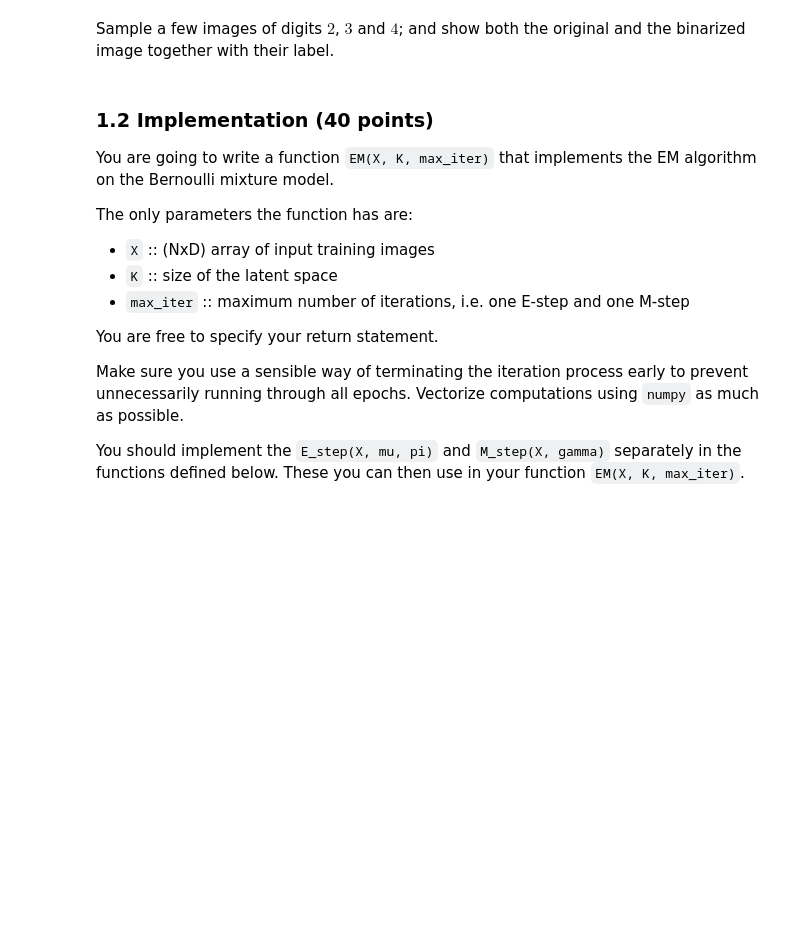
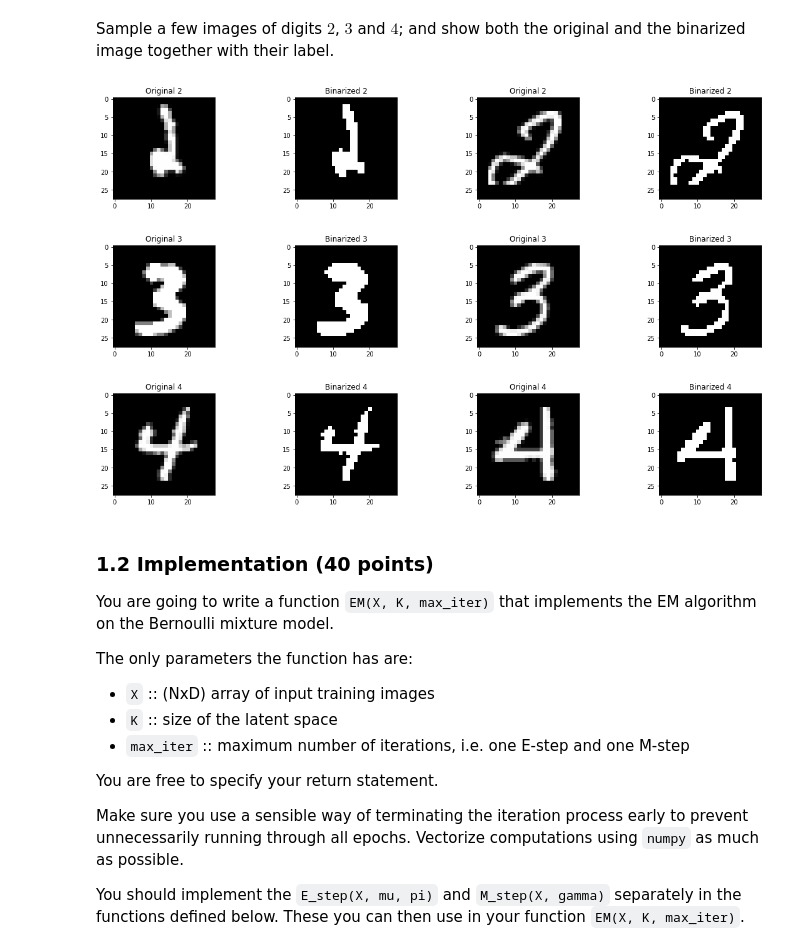
Before and after one commit to Nuno-Mota/Machine-Learning-2, a Jupyter notebook: Lab 3/lab3(1).ipynb, the cells around one changed output. Saved outputs shown, nothing was run; the diff lists cells and outputs as text; code cells hidden in the pictures; blank space fills up the shorter version.

````diff
--- a/Lab 3/lab3(1).ipynb
+++ b/Lab 3/lab3(1).ipynb
@@ -63,11 +57,11 @@ As we like to apply our Bernoulli mixture model, write a function `binarize` to
 # %%
 def binarize(X):
     def binarize_individual_pixel(x, threshold):
-        return 1 if x > threshold else 0
+        return 1. if x > threshold else 0.
 
-    binarize_batch = np.vectorize(binarize_individual_pixel, 255/2)
+    binarize_batch = np.vectorize(binarize_individual_pixel)
 
-    return binarize_batch(X)
+    return binarize_batch(X, 255/2)
 # %%
 # Test test test!
 bin_train_data = binarize(train_data)
@@ -81,3 +72,25 @@ raise NotImplementedError()
+# %%
+N_samples_per_digit = 2
+
+for digit in range(2, 5):
+    digit_indices = np.array(np.where(train_labels == digit))[0]
+    digit_indices_samples = digit_indices[np.random.randint(0, digit_indices.shape[0], N_samples_per_digit)]
+
+    plt.subplots(1,N_samples_per_digit*2,figsize=(20,3))
+
+    for j in range(N_samples_per_digit):
+        plt.subplot(1,N_samples_per_digit*2, 2*j+1)
+        plt.imshow(np.reshape(train_data[digit_indices_samples[j]], (28, 28)), cmap='gray')
+        plt.title("Original " + str(digit))
+
+        plt.subplot(1,N_samples_per_digit*2, 2*j+2)
+        plt.imshow(np.reshape(bin_train_data[digit_indices_samples[j]], (28, 28)), cmap='gray')
+        plt.title("Binarized " + str(digit))
+    plt.show()
+# %% [output]
+[figure, added]
+[figure, added]
+[figure, added]
 # %% [markdown]
 ### 1.2 Implementation (40 points)
 You are going to write a function ```EM(X, K, max_iter)``` that implements the EM algorithm on the Bernoulli mixture model.
````
Also changed, not shown: parts of 6 cells of this notebook.
